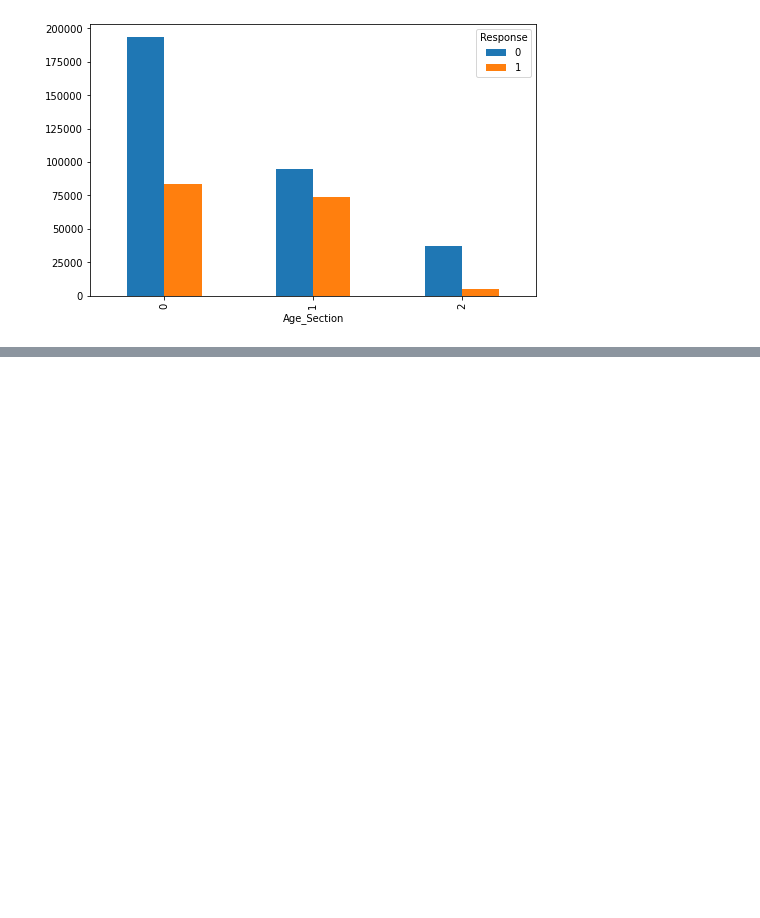
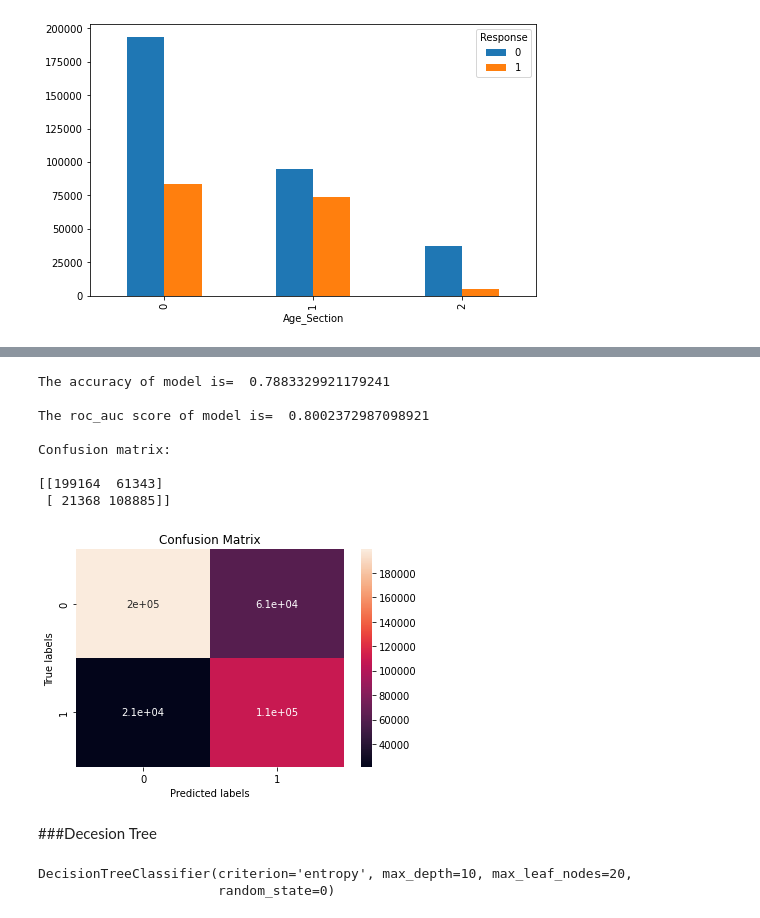
Before and after one commit to gauriagarwal18/HEALTH-INSURANCE-CROSS-SELL-PREDICTION, a Jupyter notebook: HEALTH_INSURANCE_CROSS_SELL_PREDICTION.ipynb, the cells around one changed output, grey strips where cells are left out. Saved outputs shown, nothing was run; the diff lists cells and outputs as text; code cells hidden in the pictures; blank space fills up the shorter version.

```diff
--- a/HEALTH_INSURANCE_CROSS_SELL_PREDICTION.ipynb
+++ b/HEALTH_INSURANCE_CROSS_SELL_PREDICTION.ipynb
@@ -763,0 +834,34 @@ for c in independent_categorical_features:
+# %%
+def predict_value(val1,val2,probability,p1=0.5):
+  """
+  this function will check whether the value will be val1 or val2, depending on the probability.
+  In this we can decide our own threshold probability, by default p1 is 0.5
+  """
+  predicted=[]
+  for i in probability:
+    if i[0] <=p1:
+      predicted.append(val2)
+    else:
+      predicted.append(val1)
+
+  return predicted
+# %%
+y_train_predicted_proba=logistic.predict_proba(x_train)
+y_train_predicted=predict_value(0,1,y_train_predicted_proba,0.6)
+
+y_test_predicted_proba=logistic.predict_proba(x_test)
+y_test_predicted=predict_value(0,1,y_test_predicted_proba,0.6)
+# %%
+model_checking(y_train, y_train_predicted,labels=["0","1"])
+# %% [output]
+The accuracy of model is=  0.7883329921179241
+
+The roc_auc score of model is=  0.8002372987098921
+
+Confusion matrix:
+
+[[199164  61343]
+ [ 21368 108885]]
+[figure, added]
+# %% [markdown]
+###Decesion Tree
@@ -763,0 +871,7 @@ for c in independent_categorical_features:
+# %%
+#fitting on train data
+dtree=DecisionTreeClassifier(criterion="entropy",max_leaf_nodes=20,max_depth=10,random_state=0)
+dtree.fit(x_train,y_train)
+# %% [output]
+DecisionTreeClassifier(criterion='entropy', max_depth=10, max_leaf_nodes=20,
+                       random_state=0)
```
Also changed, not shown: parts of 17 cells of this notebook.
